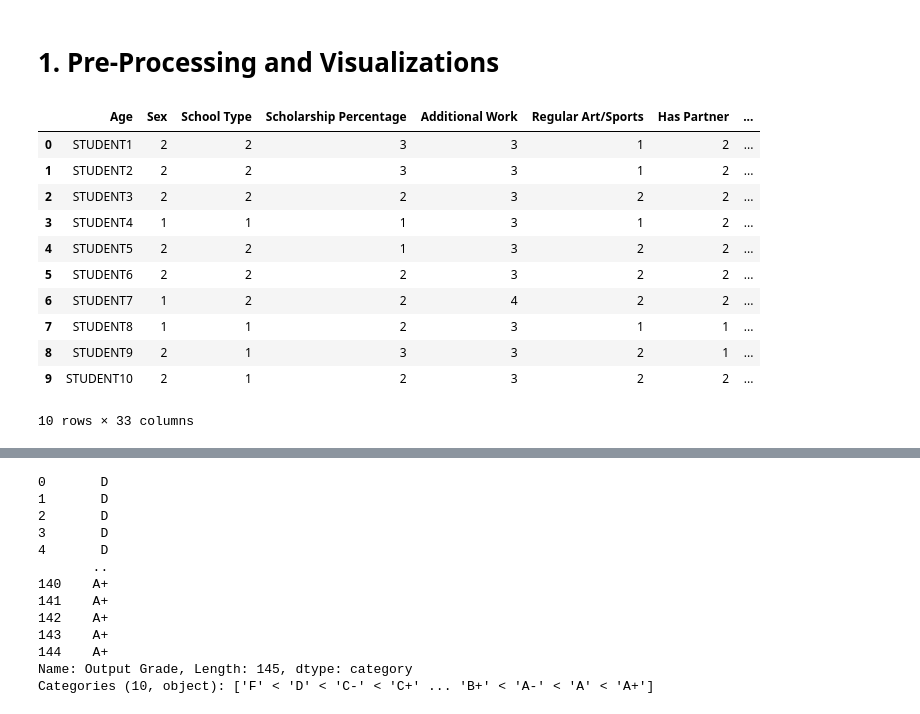
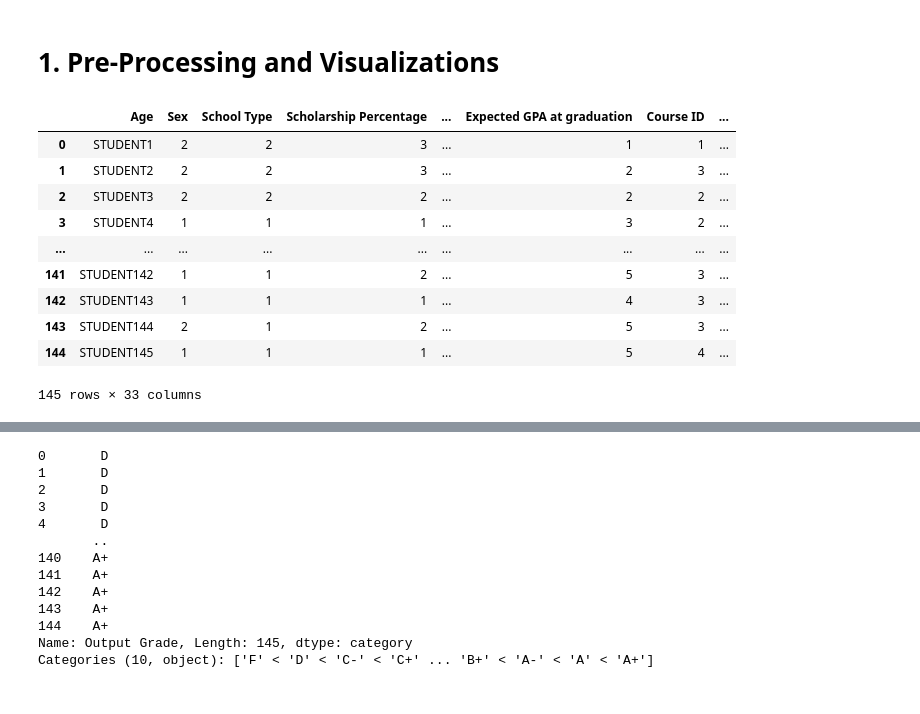
Before and after one commit to aesareen/aesareen.github.io, a Jupyter notebook: assets/jupyter/project_2.ipynb, the cells around one changed output, grey strips where cells are left out. Saved outputs shown, nothing was run; the diff lists cells and outputs as text; code cells hidden in the pictures.

Commit message:
adjust tables of jupyter notebook

```diff
--- a/assets/jupyter/project_2.ipynb
+++ b/assets/jupyter/project_2.ipynb
@@ -14,20 +14,21 @@ edu_df: pd.DataFrame = pd.read_csv('./datasets/cyprus_education_dataset.csv')
 # The columns are just numbers, so I am replacing them with their actual values
 col_names: list = ['Age', 'Sex', 'School Type', 'Scholarship Percentage', 'Additional Work', 'Regular Art/Sports', 'Has Partner', 'Total Salary', 'Transportation Medium', 'Accommodation Type', "Mother's Education", "Father's Education", "Number of Sisters / Brothers", "Parental Status", "Mother's Occupation", "Father's Occupation", "Weekly Study Hours", "Reading frequency (non-scientific books/journals)", "Reading frequency (scientific books/journals)", "Attendance to department seminars / conferences", "Impact of projects / activities on your success", "Attendance to Classes", "Preparation to midterm exam 1", "Preparation to midterm exams 2", "Taking notes in classes", "Listening in classes", "Discussion improves my interest and success in the course", "Flip-classroom", "Cumulative GPA last semester", "Expected GPA at graduation", "Course ID", "Output Grade", "Student ID"]
 edu_df.columns = col_names
-# %%
-edu_df.head(10)
-# %% [output]
-|  | Age | Sex | School Type | Scholarship Percentage | Additional Work | Regular Art/Sports | Has Partner | ... |
-| 0 | STUDENT1 | 2 | 2 | 3 | 3 | 1 | 2 | ... |
-| 1 | STUDENT2 | 2 | 2 | 3 | 3 | 1 | 2 | ... |
-| 2 | STUDENT3 | 2 | 2 | 2 | 3 | 2 | 2 | ... |
-| 3 | STUDENT4 | 1 | 1 | 1 | 3 | 1 | 2 | ... |
-| 4 | STUDENT5 | 2 | 2 | 1 | 3 | 2 | 2 | ... |
-| 5 | STUDENT6 | 2 | 2 | 2 | 3 | 2 | 2 | ... |
-| 6 | STUDENT7 | 1 | 2 | 2 | 4 | 2 | 2 | ... |
-| 7 | STUDENT8 | 1 | 1 | 2 | 3 | 1 | 1 | ... |
-| 8 | STUDENT9 | 2 | 1 | 3 | 3 | 2 | 1 | ... |
-| 9 | STUDENT10 | 2 | 1 | 2 | 3 | 2 | 2 | ... |
-10 rows × 33 columns
+# %%
+# See a particular number of columns & Rows
+with pd.option_context('display.max_rows', 8, 'display.max_columns', 9):
+    display(edu_df)
+# %% [output]
+|  | Age | Sex | School Type | Scholarship Percentage | ... | Expected GPA at graduation | Course ID | ... |
+| 0 | STUDENT1 | 2 | 2 | 3 | ... | 1 | 1 | ... |
+| 1 | STUDENT2 | 2 | 2 | 3 | ... | 2 | 3 | ... |
+| 2 | STUDENT3 | 2 | 2 | 2 | ... | 2 | 2 | ... |
+| 3 | STUDENT4 | 1 | 1 | 1 | ... | 3 | 2 | ... |
+| ... | ... | ... | ... | ... | ... | ... | ... | ... |
+| 141 | STUDENT142 | 1 | 1 | 2 | ... | 5 | 3 | ... |
+| 142 | STUDENT143 | 1 | 1 | 1 | ... | 4 | 3 | ... |
+| 143 | STUDENT144 | 2 | 1 | 2 | ... | 5 | 3 | ... |
+| 144 | STUDENT145 | 1 | 1 | 1 | ... | 5 | 4 | ... |
+145 rows × 33 columns
 # %%
 # Let's take a look at the NaN Values to see if you have any data to drop
```
Also changed, not shown: parts of 1 cell of this notebook.
